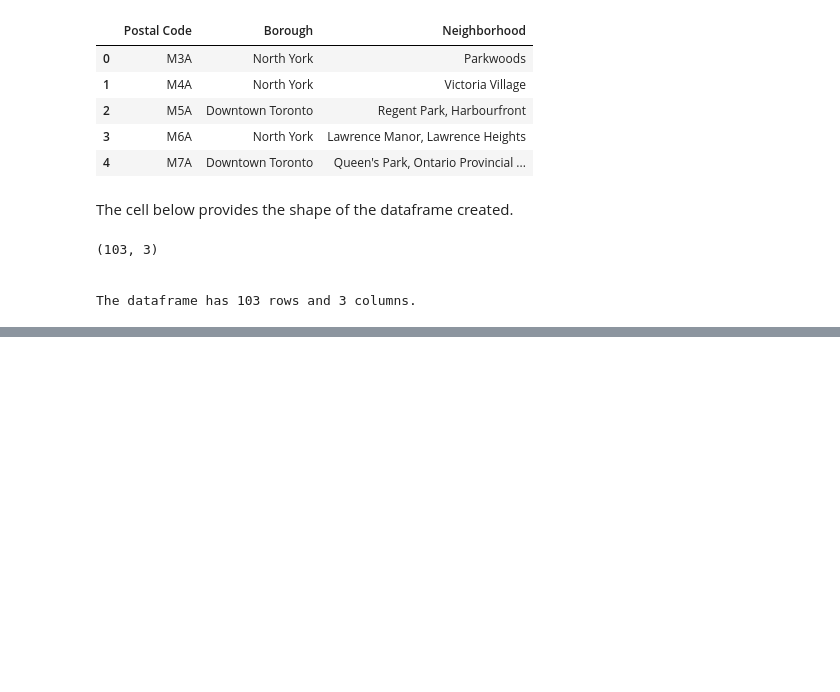
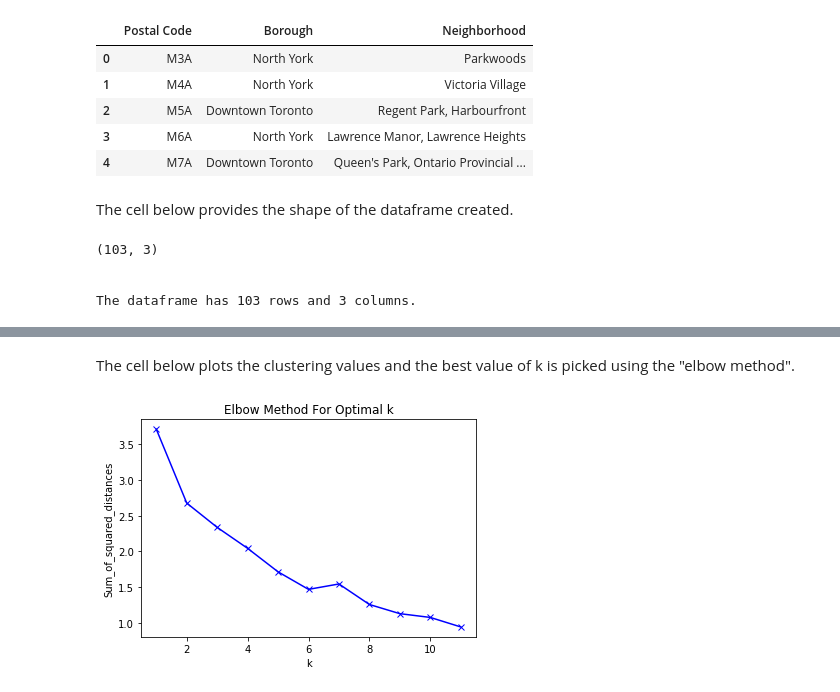
Before and after one commit to rayc97/Coursera_Capstone, a Jupyter notebook: Capstone Assignment.ipynb, the cells around one changed output, grey strips where cells are left out. Drawn from its saved outputs; the diff is of its cells as text; code cells hidden in the pictures; blank space fills up the shorter version.

```diff
--- a/Capstone Assignment.ipynb
+++ b/Capstone Assignment.ipynb
@@ -61,0 +266,10 @@ The dataframe has 103 rows and 3 columns.
+# %%
+toronto_onehot = pd.get_dummies(toronto_venues[['Venue Category']], prefix="", prefix_sep="")
+
+toronto_onehot['Neighborhood'] = toronto_venues['Neighborhood']
+
+fixed_columns = [toronto_onehot.columns[-1]] + list(toronto_onehot.columns[:-1])
+toronto_onehot = toronto_onehot[fixed_columns]
+
+print(toronto_onehot.shape)
+toronto_onehot.head()
@@ -61,0 +287,3 @@ The dataframe has 103 rows and 3 columns.
+# %%
+toronto_grouped = toronto_onehot.groupby('Neighborhood').mean().reset_index()
+toronto_grouped
@@ -61,0 +383,8 @@ The dataframe has 103 rows and 3 columns.
+# %%
+kclusters = 7
+
+toronto_grouped_clustering = toronto_grouped.drop('Neighborhood', 1)
+
+kmeans = KMeans(n_clusters=kclusters, random_state=0).fit(toronto_grouped_clustering)
+
+kmeans.labels_[0:10]
@@ -61,0 +395,11 @@ The dataframe has 103 rows and 3 columns.
+# %%
+Ks = 12
+ssd = []
+
+for n in range(1,Ks):
+
+    KM = KMeans(n_clusters = n)
+    KM = KM.fit(toronto_grouped_clustering)
+    ssd.append(KM.inertia_)
+
+ssd
@@ -61,0 +418,10 @@ The dataframe has 103 rows and 3 columns.
+# %% [markdown]
+The cell below plots the clustering values and the best value of k is picked using the "elbow method".
+# %%
+plt.plot(range(1,Ks), ssd, 'bx-')
+plt.xlabel('k')
+plt.ylabel('Sum_of_squared_distances')
+plt.title('Elbow Method For Optimal k')
+plt.show()
+# %% [output]
+[figure, added]
```
Also changed, not shown: parts of 40 cells of this notebook.
